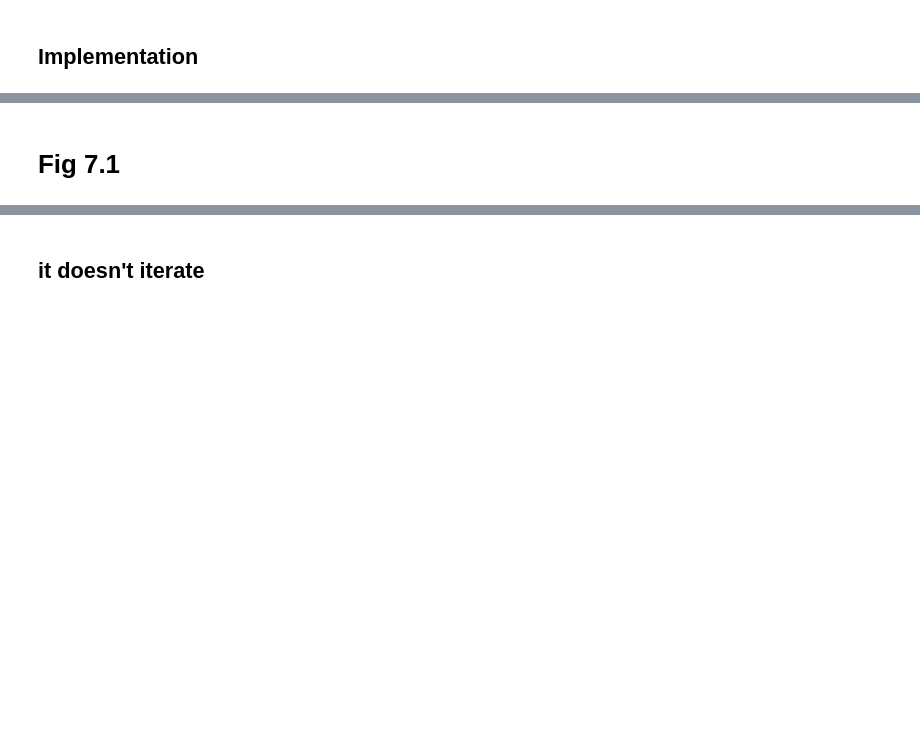
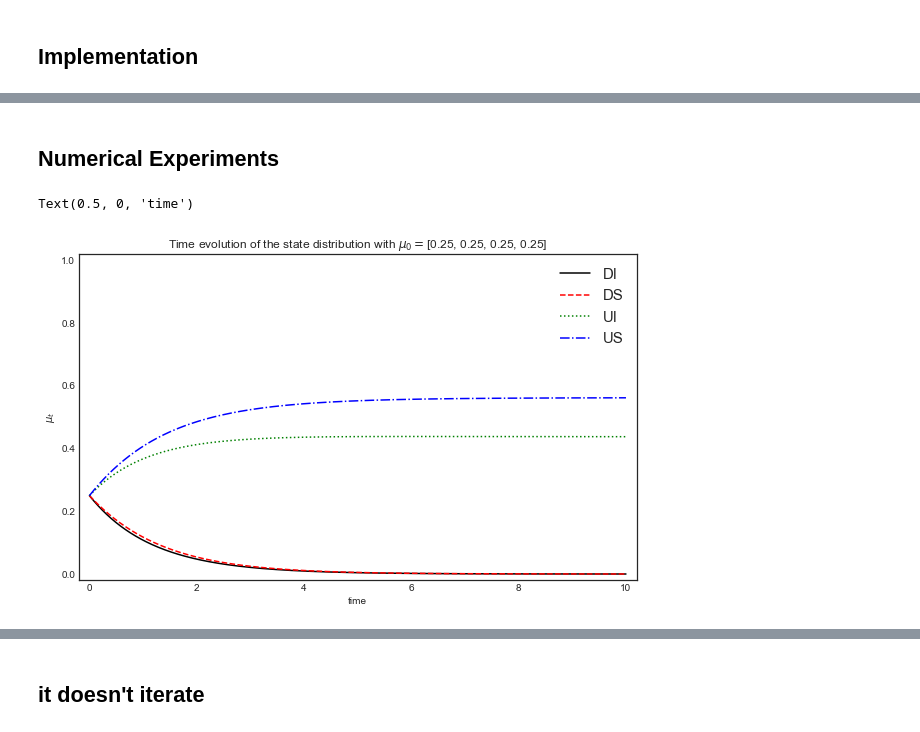
Before and after one commit to alexbstl/meanfield-cybersecurity, a Jupyter notebook: MFG-Cybersec-Presentation.ipynb, the cells around one changed output, grey strips where cells are left out. Cells and saved outputs as stored; diff of their text form; code cells hidden in the pictures; blank space fills up the shorter version.

```diff
--- a/MFG-Cybersec-Presentation.ipynb
+++ b/MFG-Cybersec-Presentation.ipynb
@@ -196,15 +200,13 @@ def solve_flow(mu0, a_flow, param_q, param_f):
 def solve_fixpoint(mu0, param_q, param_f, T=10, n=1000, iterations=1):
     tline = np.linspace(0, T, n+1)
     dt = T/n
-    mu_flow = pd.DataFrame(np.random.dirichlet(np.ones(len(mu0)), size=len(tline)), index=tline, columns=mu0.index)
-
+    mu_flow = pd.DataFrame(np.random.dirichlet(np.ones(len(mu0)), size=len(tline)),
+                           index=tline, columns=mu0.index)
     a_flow_list = []
     mu_flow_list = []
     for i in range(iterations):
         a_flow, _ = solve_hjb(mu_flow, param_q, param_f)
         mu_flow = solve_flow(mu0, a_flow, param_q, param_f)
-
         mu_flow_list.append(mu_flow)
         a_flow_list.append(a_flow)
-
     return (mu_flow_list, a_flow_list)
@@ -211 +224,3 @@ def solve_fixpoint(mu0, param_q, param_f, T=10, n=1000, iterations=1):
+# %% [markdown]
+## Numerical Experiments
 # %%
@@ -233,3 +235 @@ param_q2 = {'q_inf_U': 0.3, 'q_inf_D': 0.4, 'q_rec_D': 0.3, 'q_rec_U': 0.3,
 param_f2 = {'k_D': 0.5385, 'k_I': 1}
-# %% [markdown]
-# Fig 7.1
@@ -241,0 +236,11 @@ mu0_3 = pd.Series([0, 0, 0, 1], index=['DI', 'DS', 'UI', 'US'])
+# %%
+mu0_1 = pd.Series([0.25, 0.25, 0.25, 0.25], index=['DI', 'DS', 'UI', 'US'])
+mu_flow_list, a_flow_list = solve_fixpoint(mu0_1, param_q, param_f)
+mu_flow_list[-1].plot(**param_plot)
+plt.title(r'Time evolution of the state distribution with '+ '$\mu_0 =$' + str(mu0_1.values.tolist()))
+plt.legend(fontsize=15)
+plt.ylabel(r'$\mu_t$')
+plt.xlabel('Time')
+# %% [output]
+Text(0.5, 0, 'time')
+[figure, added]
```
Also changed, not shown: parts of 18 cells of this notebook.
